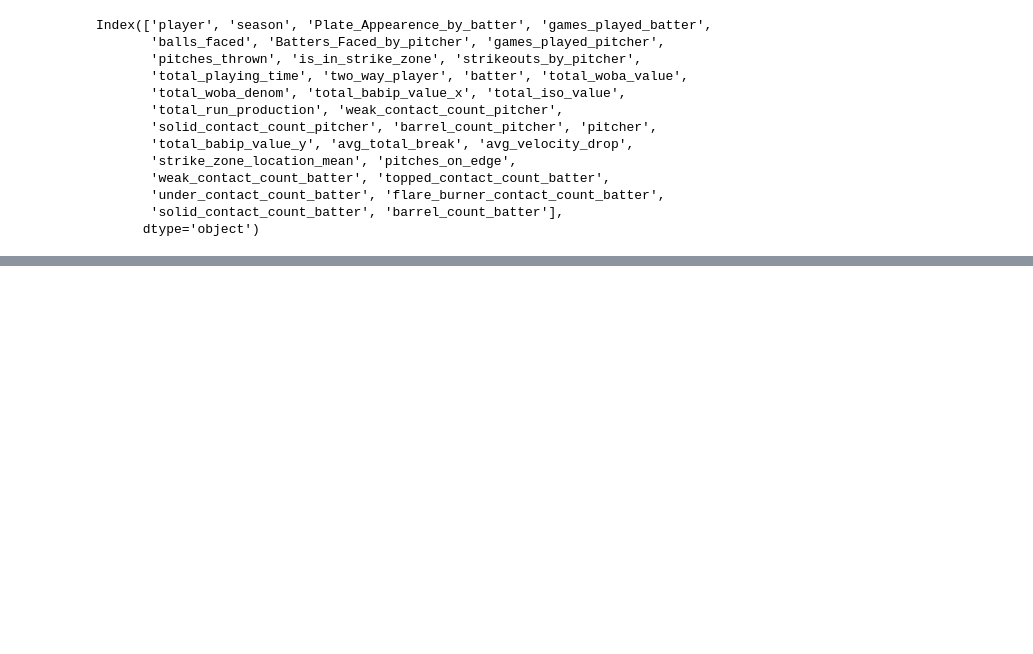
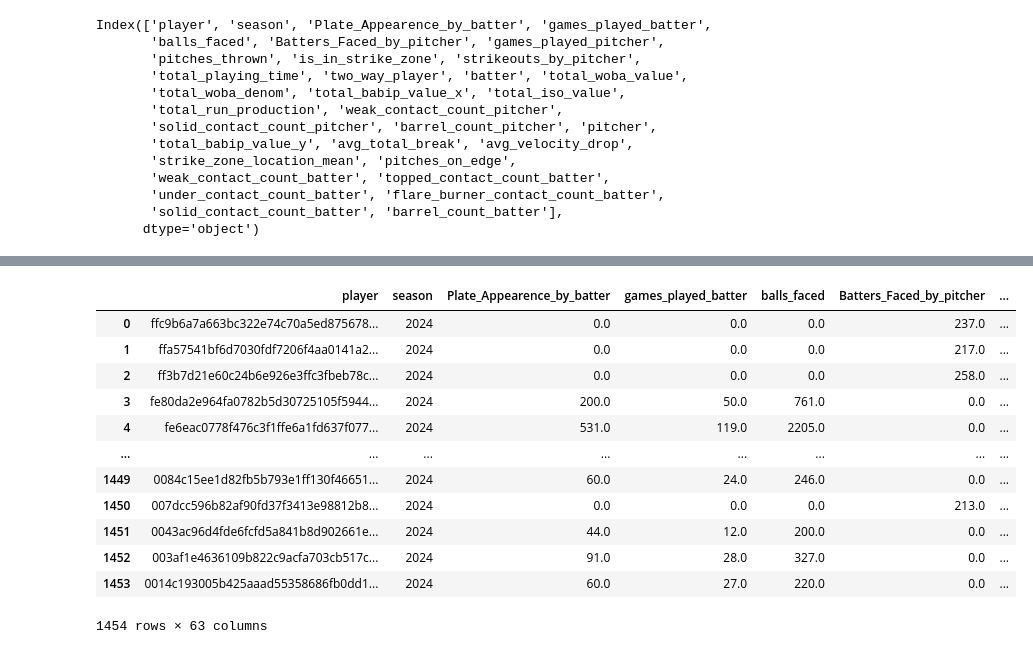
Before and after one commit to Siddhant0125/Cincinnati_Reds_Hackathon, a Jupyter notebook: Hackathon_Notebook.ipynb, the cells around one changed output, grey strips where cells are left out. Drawn from its saved outputs; the diff is of its cells as text; code cells hidden in the pictures; blank space fills up the shorter version.

```diff
--- a/Hackathon_Notebook.ipynb
+++ b/Hackathon_Notebook.ipynb
@@ -468,0 +530,25 @@ Index(['player', 'season', 'Plate_Appearence_by_batter', 'games_played_batter',
+# %%
+df_submission = pd.read_csv("sample_submission.csv")
+
+kaggle_df = predict_data.merge(
+    df_submission,
+    left_on=['player'],
+    right_on=['PLAYER_ID'],
+    how='left'
+)
+
+display(kaggle_df)
+# %% [output]
+|  | player | season | Plate_Appearence_by_batter | games_played_batter | balls_faced | Batters_Faced_by_pitcher | ... |
+| 0 | ffc9b6a7a663bc322e74c70a5ed875678... | 2024 | 0.0 | 0.0 | 0.0 | 237.0 | ... |
+| 1 | ffa57541bf6d7030fdf7206f4aa0141a2... | 2024 | 0.0 | 0.0 | 0.0 | 217.0 | ... |
+| 2 | ff3b7d21e60c24b6e926e3ffc3fbeb78c... | 2024 | 0.0 | 0.0 | 0.0 | 258.0 | ... |
+| 3 | fe80da2e964fa0782b5d30725105f5944... | 2024 | 200.0 | 50.0 | 761.0 | 0.0 | ... |
+| 4 | fe6eac0778f476c3f1ffe6a1fd637f077... | 2024 | 531.0 | 119.0 | 2205.0 | 0.0 | ... |
+| ... | ... | ... | ... | ... | ... | ... | ... |
+| 1449 | 0084c15ee1d82fb5b793e1ff130f46651... | 2024 | 60.0 | 24.0 | 246.0 | 0.0 | ... |
+| 1450 | 007dcc596b82af90fd37f3413e98812b8... | 2024 | 0.0 | 0.0 | 0.0 | 213.0 | ... |
+| 1451 | 0043ac96d4fde6fcfd5a841b8d902661e... | 2024 | 44.0 | 12.0 | 200.0 | 0.0 | ... |
+| 1452 | 003af1e4636109b822c9acfa703cb517c... | 2024 | 91.0 | 28.0 | 327.0 | 0.0 | ... |
+| 1453 | 0014c193005b425aaad55358686fb0dd1... | 2024 | 60.0 | 27.0 | 220.0 | 0.0 | ... |
+1454 rows × 63 columns
```
Also changed, not shown: parts of 8 cells of this notebook.
